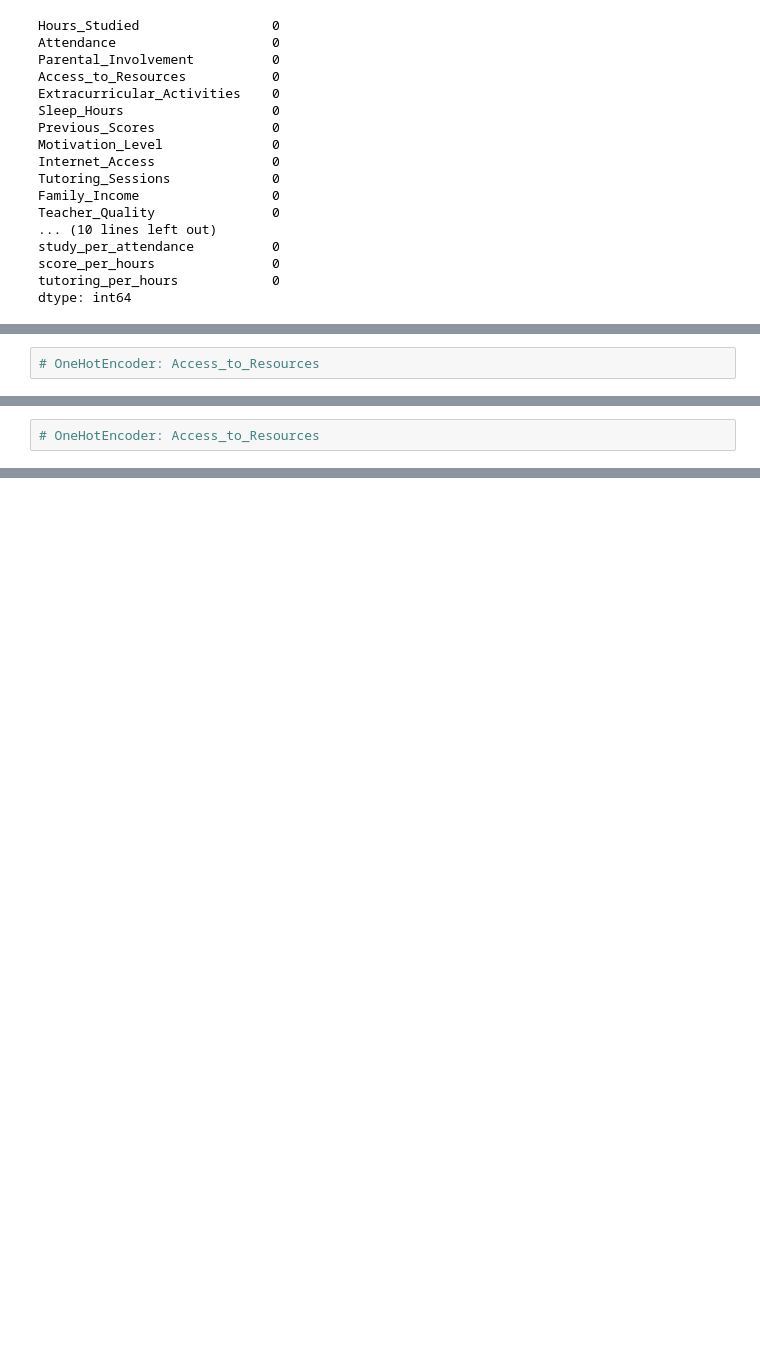
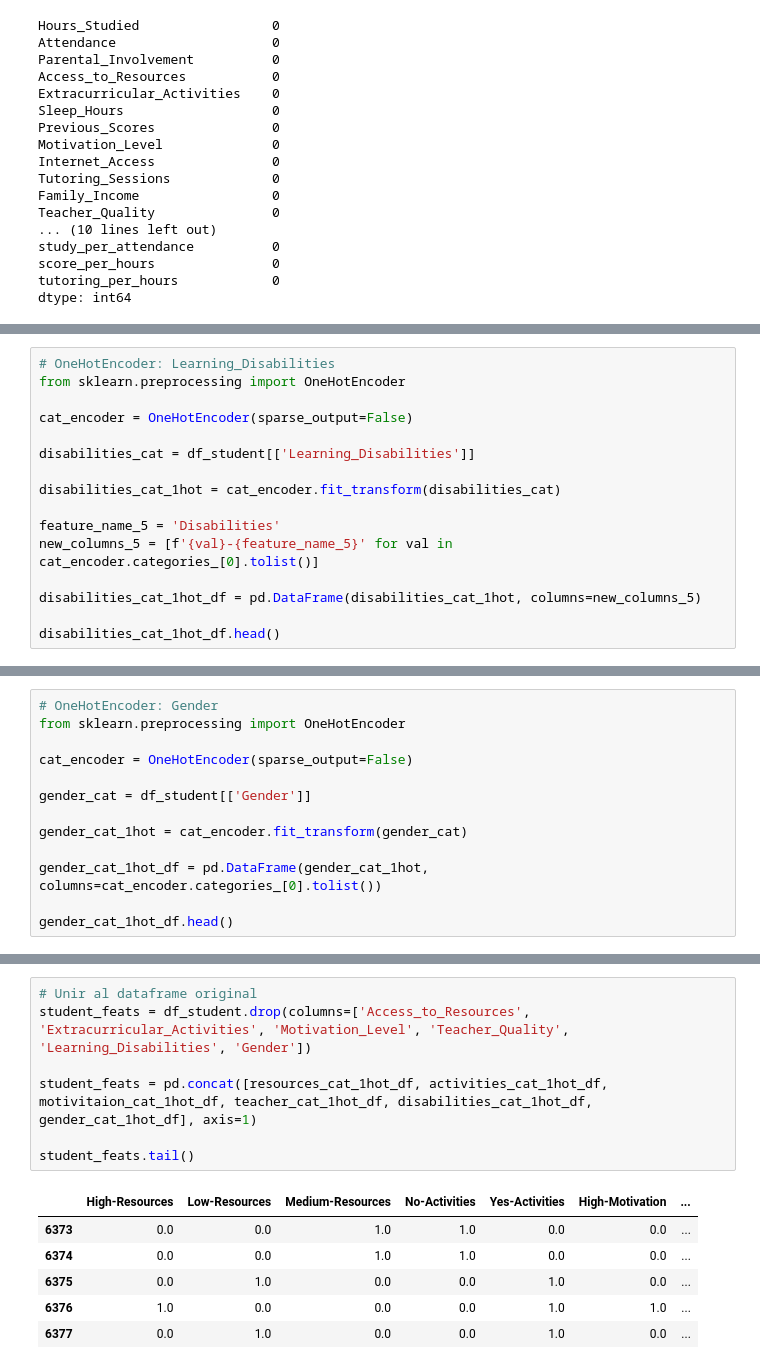
Before and after one commit to UrielReyess08/StudentPerformance_MachineLearning, a Jupyter notebook: Avance_01.ipynb, the cells around one changed output, grey strips where cells are left out. Saved outputs shown, nothing was run; the diff lists cells and outputs as text; blank space fills up the shorter version.

Commit message:
Aplique OneHotEncoder en algunas variables

```diff
--- a/Avance_01.ipynb
+++ b/Avance_01.ipynb
@@ -244,2 +317,16 @@ housing_cat_1hot_df
 # %%
-# OneHotEncoder: Access_to_Resources
+# OneHotEncoder: Learning_Disabilities
+from sklearn.preprocessing import OneHotEncoder
+
+cat_encoder = OneHotEncoder(sparse_output=False)
+
+disabilities_cat = df_student[['Learning_Disabilities']]
+
+disabilities_cat_1hot = cat_encoder.fit_transform(disabilities_cat)
+
+feature_name_5 = 'Disabilities'
+new_columns_5 = [f'{val}-{feature_name_5}' for val in cat_encoder.categories_[0].tolist()]
+
+disabilities_cat_1hot_df = pd.DataFrame(disabilities_cat_1hot, columns=new_columns_5)
+
+disabilities_cat_1hot_df.head()
@@ -246,2 +340,13 @@ housing_cat_1hot_df
 # %%
-# OneHotEncoder: Access_to_Resources
+# OneHotEncoder: Gender
+from sklearn.preprocessing import OneHotEncoder
+
+cat_encoder = OneHotEncoder(sparse_output=False)
+
+gender_cat = df_student[['Gender']]
+
+gender_cat_1hot = cat_encoder.fit_transform(gender_cat)
+
+gender_cat_1hot_df = pd.DataFrame(gender_cat_1hot, columns=cat_encoder.categories_[0].tolist())
+
+gender_cat_1hot_df.head()
@@ -247,0 +360,14 @@ housing_cat_1hot_df
+# %%
+# Unir al dataframe original
+student_feats = df_student.drop(columns=['Access_to_Resources', 'Extracurricular_Activities', 'Motivation_Level', 'Teacher_Quality', 'Learning_Disabilities', 'Gender'])
+
+student_feats = pd.concat([resources_cat_1hot_df, activities_cat_1hot_df, motivitaion_cat_1hot_df, teacher_cat_1hot_df, disabilities_cat_1hot_df, gender_cat_1hot_df], axis=1)
+
+student_feats.tail()
+# %% [output]
+|  | High-Resources | Low-Resources | Medium-Resources | No-Activities | Yes-Activities | High-Motivation | ... |
+| 6373 | 0.0 | 0.0 | 1.0 | 1.0 | 0.0 | 0.0 | ... |
+| 6374 | 0.0 | 0.0 | 1.0 | 1.0 | 0.0 | 0.0 | ... |
+| 6375 | 0.0 | 1.0 | 0.0 | 0.0 | 1.0 | 0.0 | ... |
+| 6376 | 1.0 | 0.0 | 0.0 | 0.0 | 1.0 | 1.0 | ... |
+| 6377 | 0.0 | 1.0 | 0.0 | 0.0 | 1.0 | 0.0 | ... |
```
Also changed, not shown: parts of 6 cells of this notebook.
